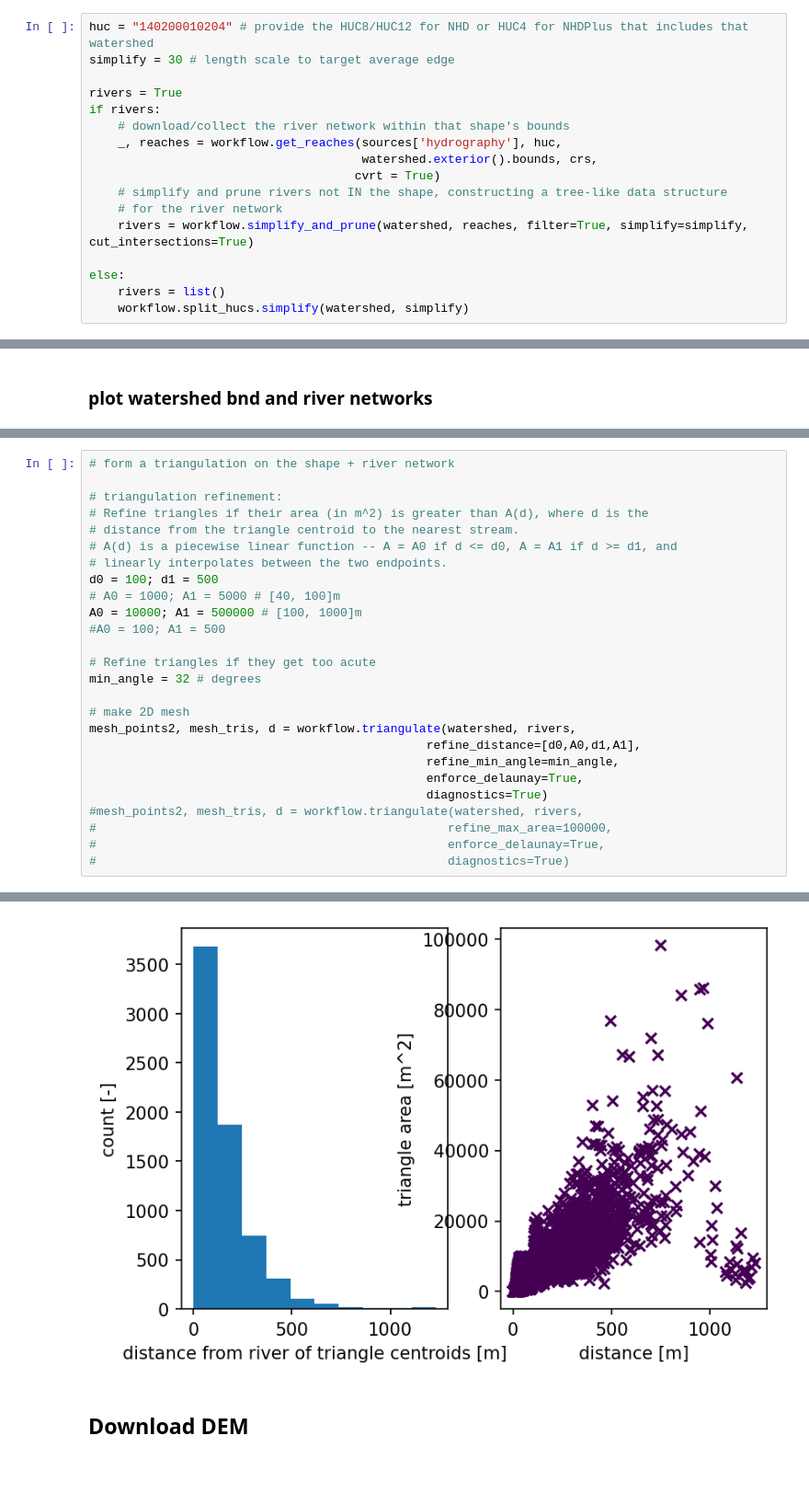
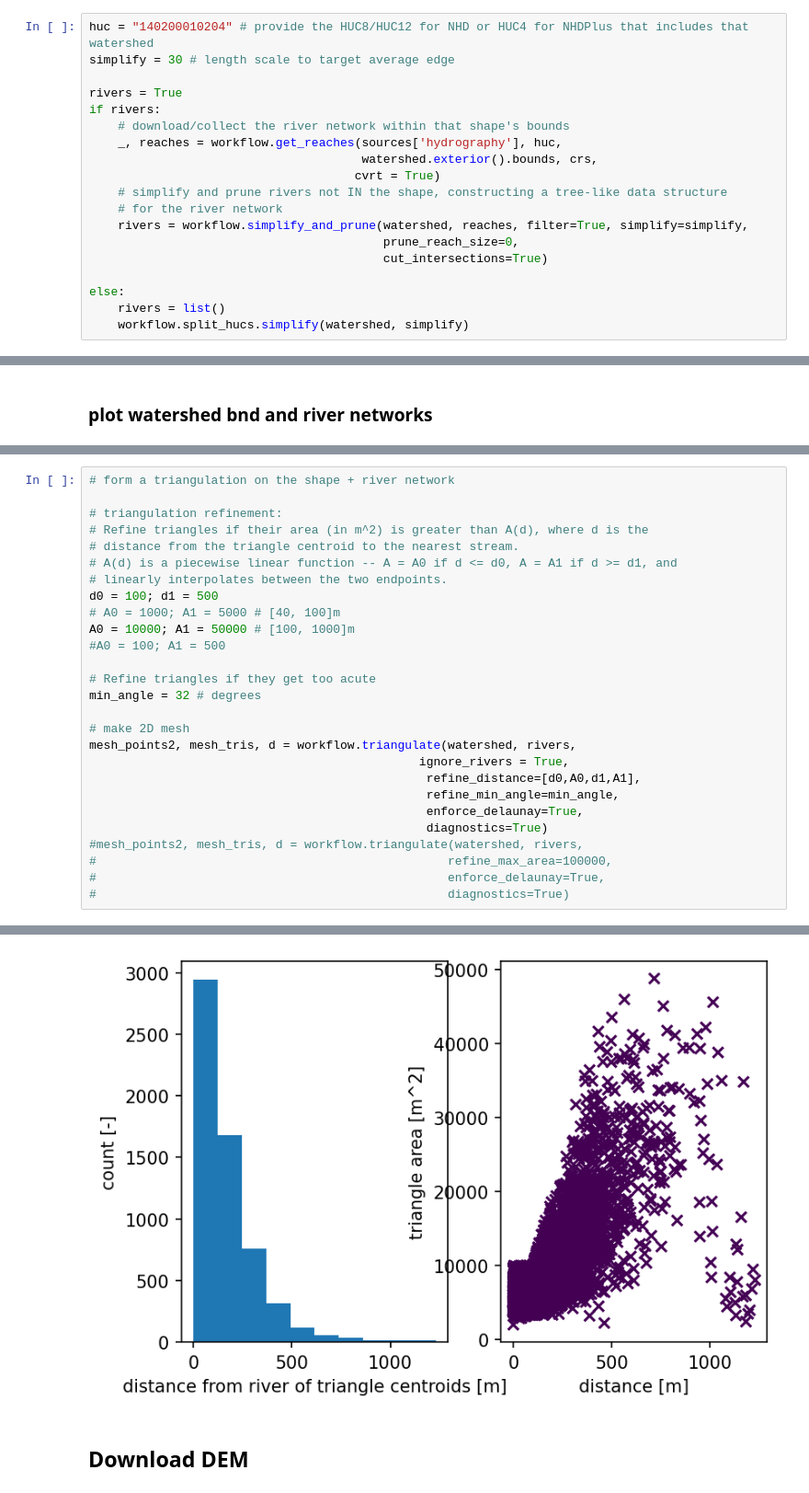
Before and after one commit to pinshuai/watershed-workflow, a Jupyter notebook: examples/mesh_CoalCreek.ipynb, the cells around one changed output, grey strips where cells are left out. Shown at 92% size. Drawn from its saved outputs; the diff is of its cells as text.

```diff
--- a/examples/mesh_CoalCreek.ipynb
+++ b/examples/mesh_CoalCreek.ipynb
@@ -179,7 +155,9 @@ if rivers:
                                      cvrt = True)
     # simplify and prune rivers not IN the shape, constructing a tree-like data structure
     # for the river network
-    rivers = workflow.simplify_and_prune(watershed, reaches, filter=True, simplify=simplify, cut_intersections=True)
+    rivers = workflow.simplify_and_prune(watershed, reaches, filter=True, simplify=simplify,
+                                         prune_reach_size=0,
+                                         cut_intersections=True)
 
 else:
     rivers = list()
@@ -225,7 +203,7 @@ plt.show()
 # linearly interpolates between the two endpoints.
 d0 = 100; d1 = 500
 # A0 = 1000; A1 = 5000 # [40, 100]m
-A0 = 10000; A1 = 500000 # [100, 1000]m
+A0 = 10000; A1 = 50000 # [100, 1000]m
 #A0 = 100; A1 = 500
 
 # Refine triangles if they get too acute
@@ -233,6 +211,7 @@ min_angle = 32 # degrees
 
 # make 2D mesh
 mesh_points2, mesh_tris, d = workflow.triangulate(watershed, rivers,
+                                              ignore_rivers = True,
                                                refine_distance=[d0,A0,d1,A1],
                                                refine_min_angle=min_angle,
                                                enforce_delaunay=True,
@@ -259,4 +238,4 @@ mesh_points2, mesh_tris, d = workflow.triangulate(watershed, rivers,
-[figure, old version]
+[figure, new version]
 # %% [markdown]
 ## Download DEM
 # %% [markdown]
```
Also changed, not shown: parts of 63 cells of this notebook, 7 other files.
